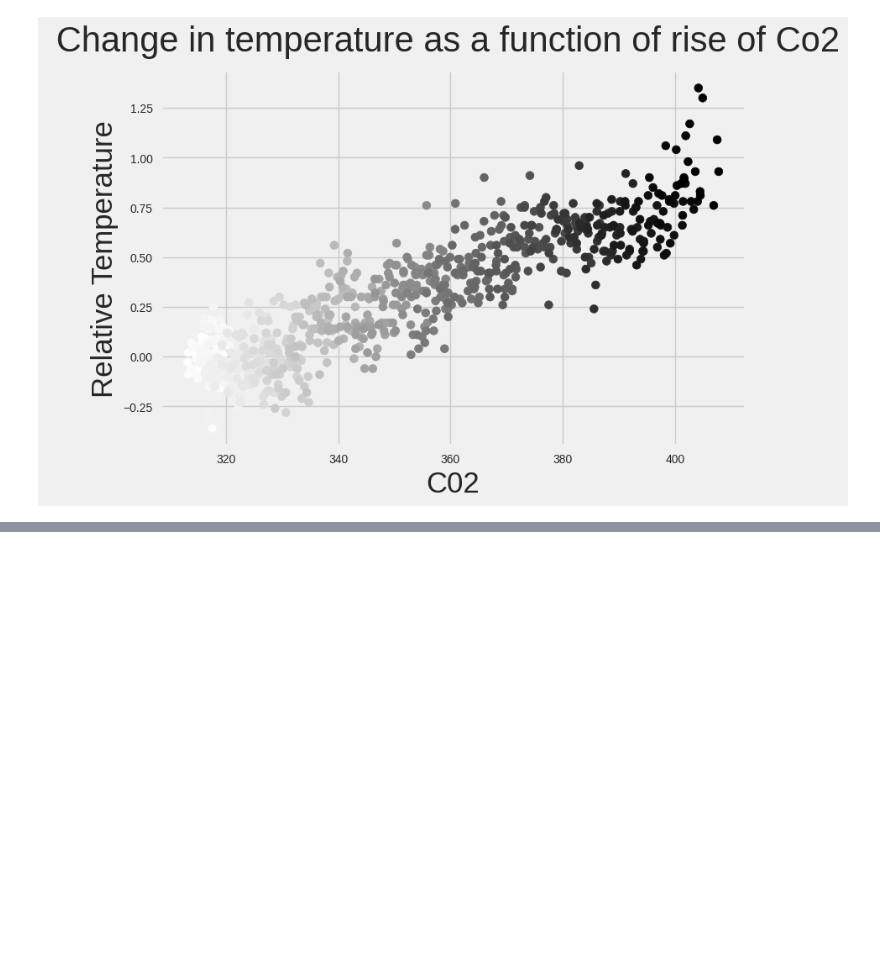
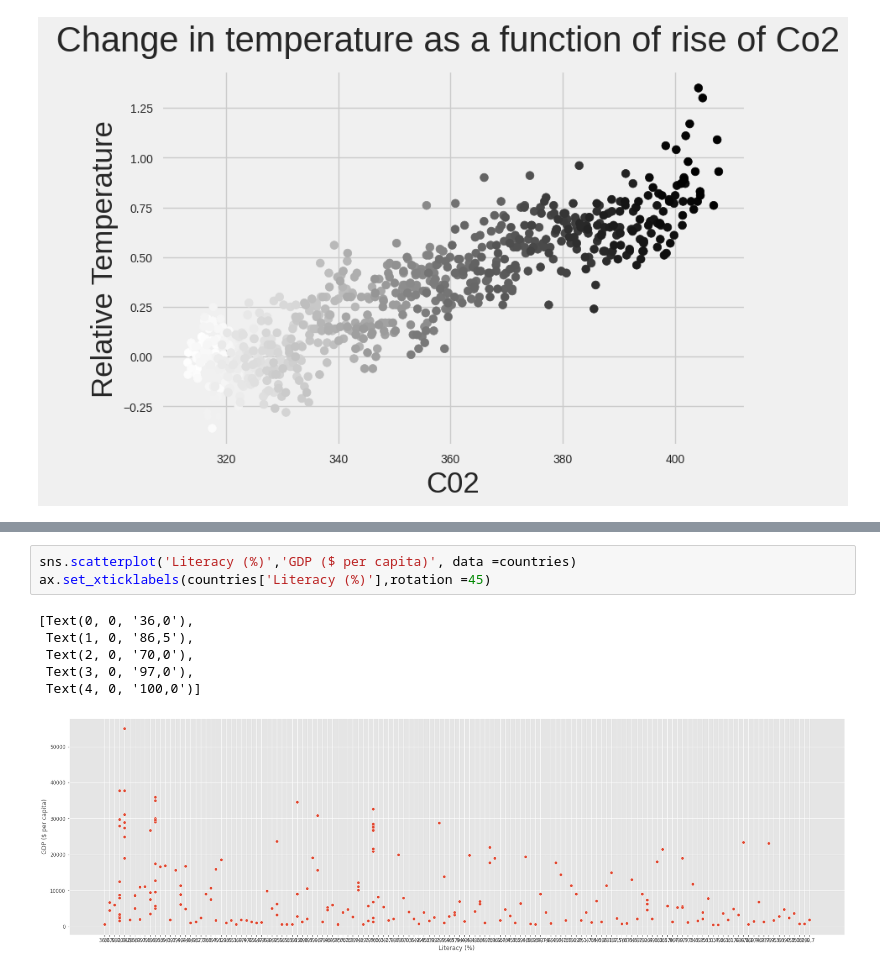
Before and after one commit to abhishekdconviction/100-Days-Of-ML-Code, a Jupyter notebook: Data_Visualization.ipynb, the cells around one changed output, grey strips where cells are left out. Cells and saved outputs as stored; diff of their text form; blank space fills up the shorter version.

```diff
--- a/Data_Visualization.ipynb
+++ b/Data_Visualization.ipynb
@@ -478,0 +561,10 @@ seaborn-bright
+# %%
+sns.scatterplot('Literacy (%)','GDP ($ per capita)', data =countries)
+ax.set_xticklabels(countries['Literacy (%)'],rotation =45)
+# %% [output]
+[Text(0, 0, '36,0'),
+ Text(1, 0, '86,5'),
+ Text(2, 0, '70,0'),
+ Text(3, 0, '97,0'),
+ Text(4, 0, '100,0')]
+[figure, added]
```
Also changed, not shown: parts of 28 cells of this notebook.
